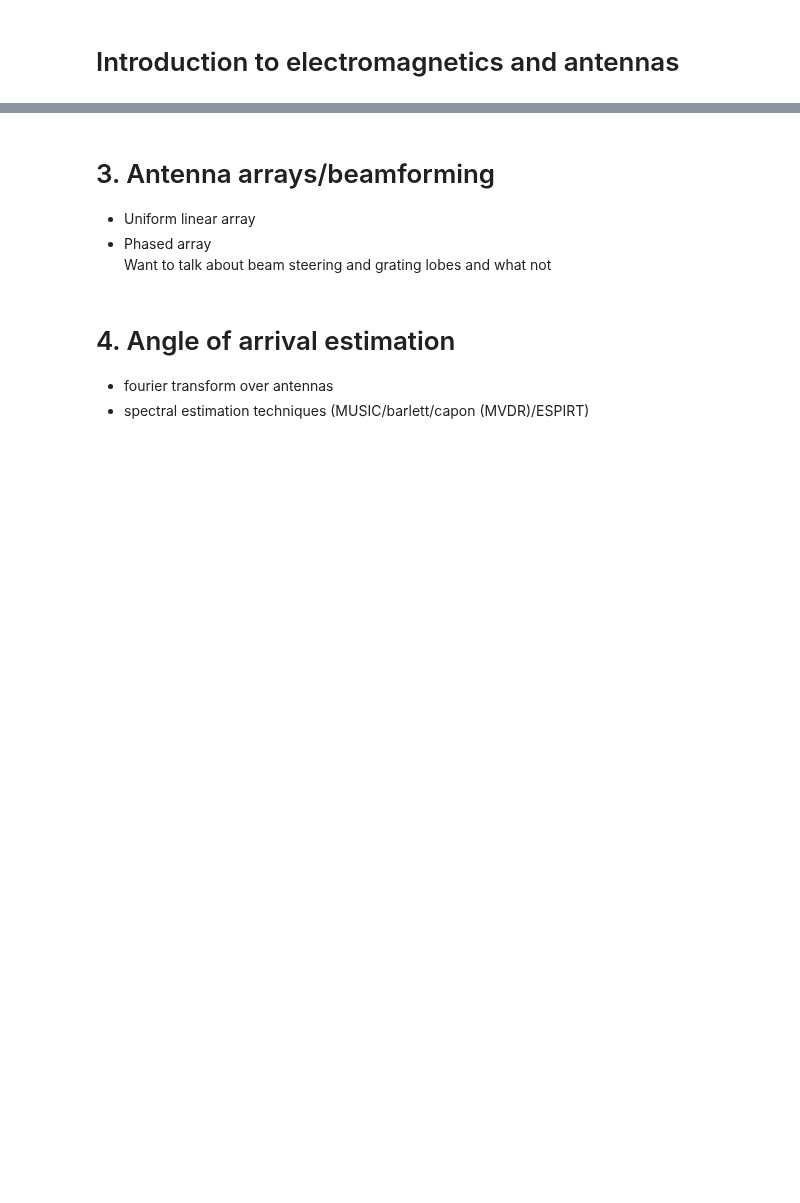
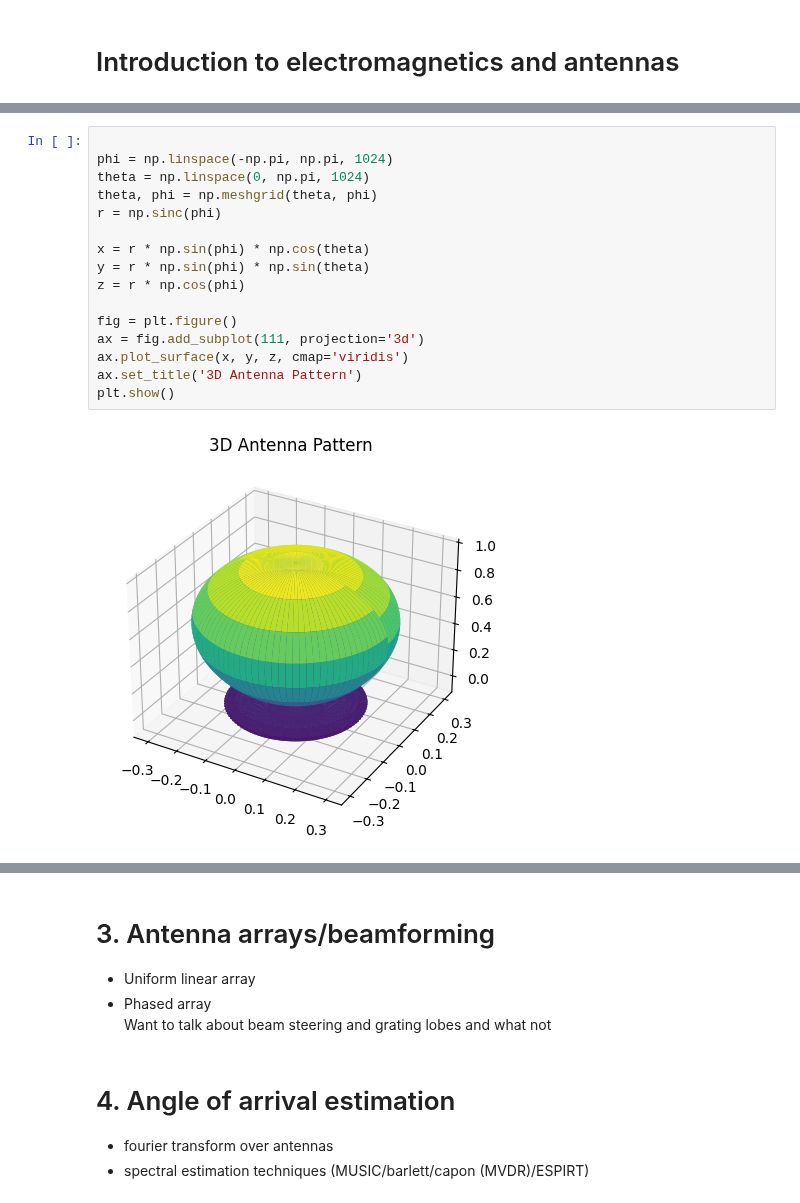
Before and after one commit to austinjtravis/radar_learning, a Jupyter notebook: 3_antennas/antennas.ipynb, the cells around one changed output, grey strips where cells are left out. Drawn from its saved outputs; the diff is of its cells as text; blank space fills up the shorter version.

```diff
--- a/3_antennas/antennas.ipynb
+++ b/3_antennas/antennas.ipynb
@@ -88,0 +154,18 @@ Where $|\mathbf{k}| = 1$ denotes a direction where the phase of the electric fie
+# %%
+
+phi = np.linspace(-np.pi, np.pi, 1024)
+theta = np.linspace(0, np.pi, 1024)
+theta, phi = np.meshgrid(theta, phi)
+r = np.sinc(phi)
+
+x = r * np.sin(phi) * np.cos(theta)
+y = r * np.sin(phi) * np.sin(theta)
+z = r * np.cos(phi)
+
+fig = plt.figure()
+ax = fig.add_subplot(111, projection='3d')
+ax.plot_surface(x, y, z, cmap='viridis')
+ax.set_title('3D Antenna Pattern')
+plt.show()
+# %% [output]
+[figure, added]
```
Also changed, not shown: parts of 5 cells of this notebook, 1 other file.
